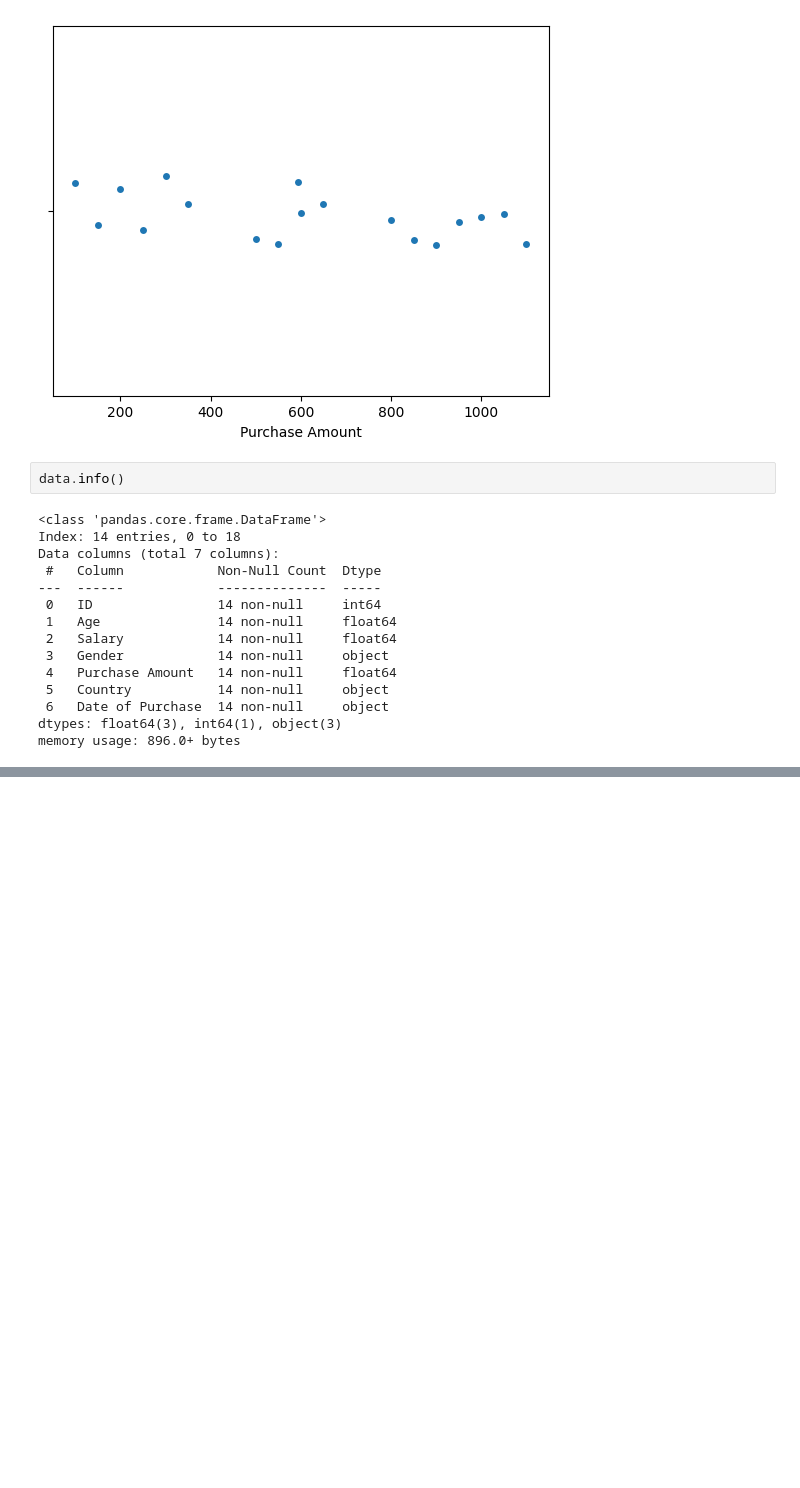
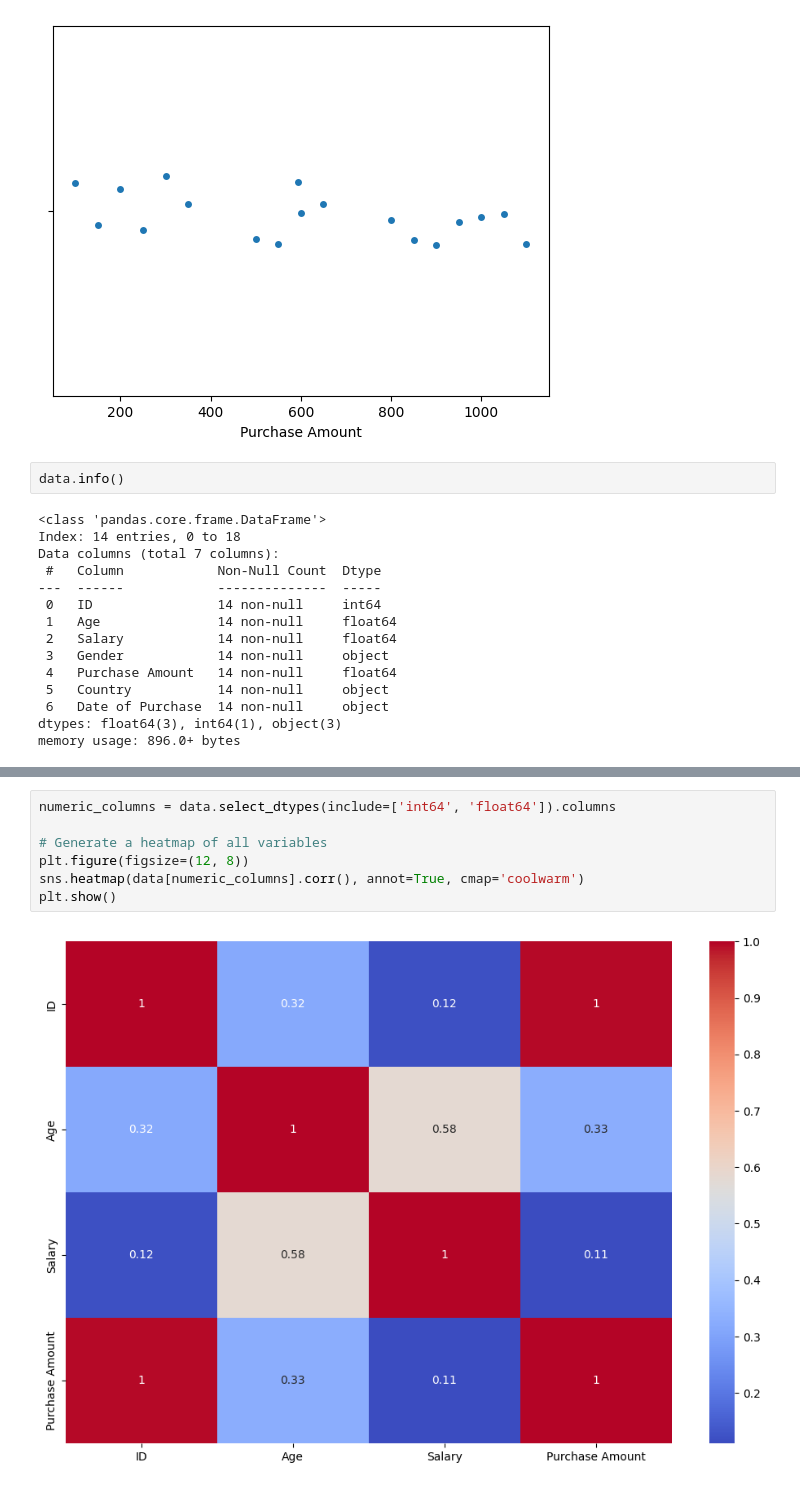
Before and after one commit to ahmadjan223/machine-learning, a Jupyter notebook: day3.ipynb, the cells around one changed output, grey strips where cells are left out. Saved outputs shown, nothing was run; the diff lists cells and outputs as text; blank space fills up the shorter version.

```diff
--- a/day3.ipynb
+++ b/day3.ipynb
@@ -174,0 +196,9 @@ NameError: name 'df' is not defined
+# %%
+numeric_columns = data.select_dtypes(include=['int64', 'float64']).columns
+
+# Generate a heatmap of all variables
+plt.figure(figsize=(12, 8))
+sns.heatmap(data[numeric_columns].corr(), annot=True, cmap='coolwarm')
+plt.show()
+# %% [output]
+[figure, added]
```
Also changed, not shown: parts of 3 cells of this notebook.
